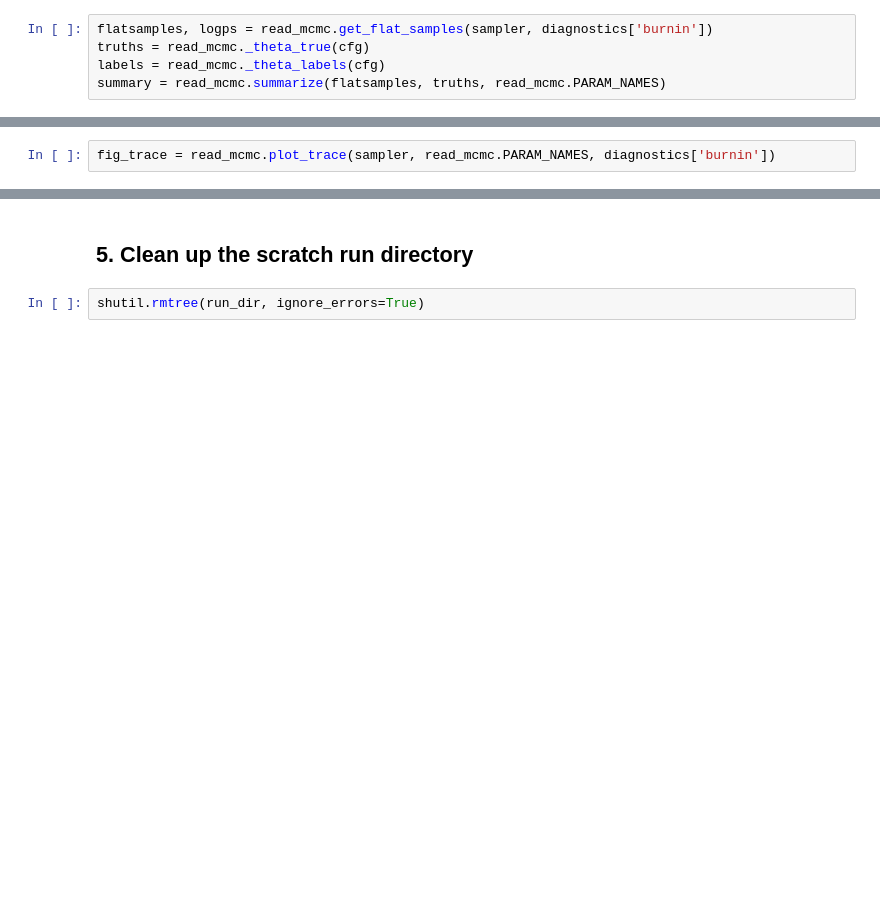
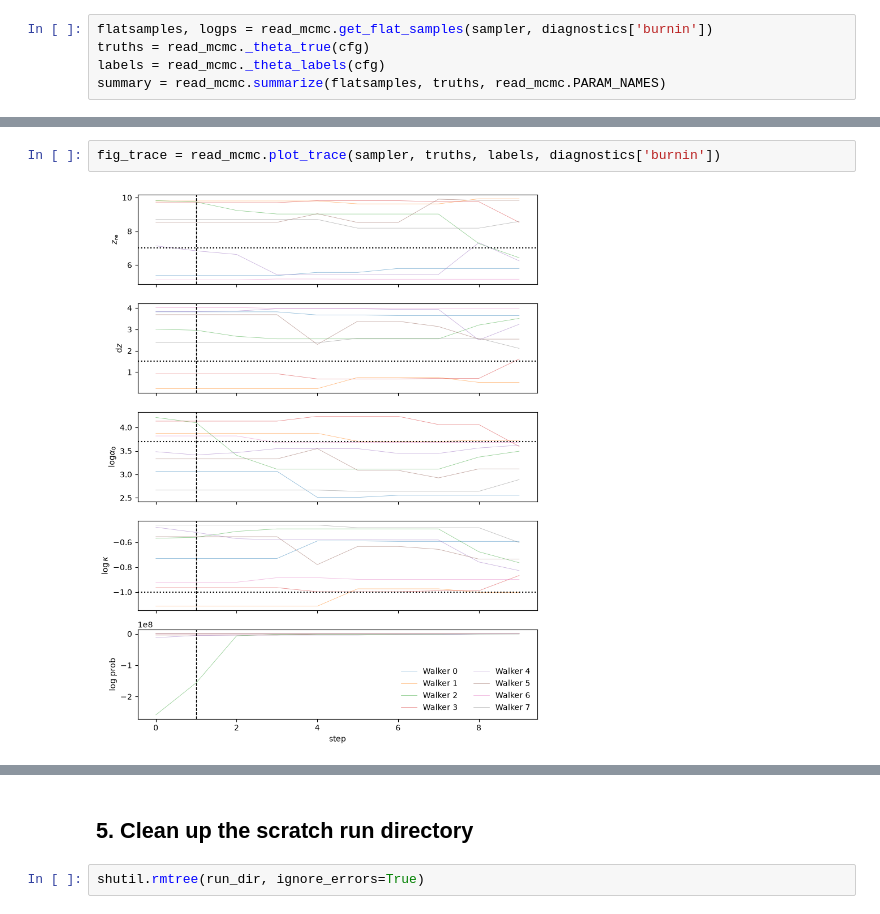
Before and after one commit to adeliegorce/preion, a Jupyter notebook: preion/notebooks/forecast_tutorial.ipynb, the cells around one changed output, grey strips where cells are left out. Cells and saved outputs as stored; diff of their text form; blank space fills up the shorter version.

```diff
--- a/preion/notebooks/forecast_tutorial.ipynb
+++ b/preion/notebooks/forecast_tutorial.ipynb
@@ -98,3 +103,5 @@ fig_corner = read_mcmc.plot_corner(flatsamples, truths, labels)
 # %%
-fig_trace = read_mcmc.plot_trace(sampler, read_mcmc.PARAM_NAMES, diagnostics['burnin'])
+fig_trace = read_mcmc.plot_trace(sampler, truths, labels, diagnostics['burnin'])
+# %% [output]
+[figure, added]
 # %%
```
Also changed, not shown: parts of 7 cells of this notebook.
